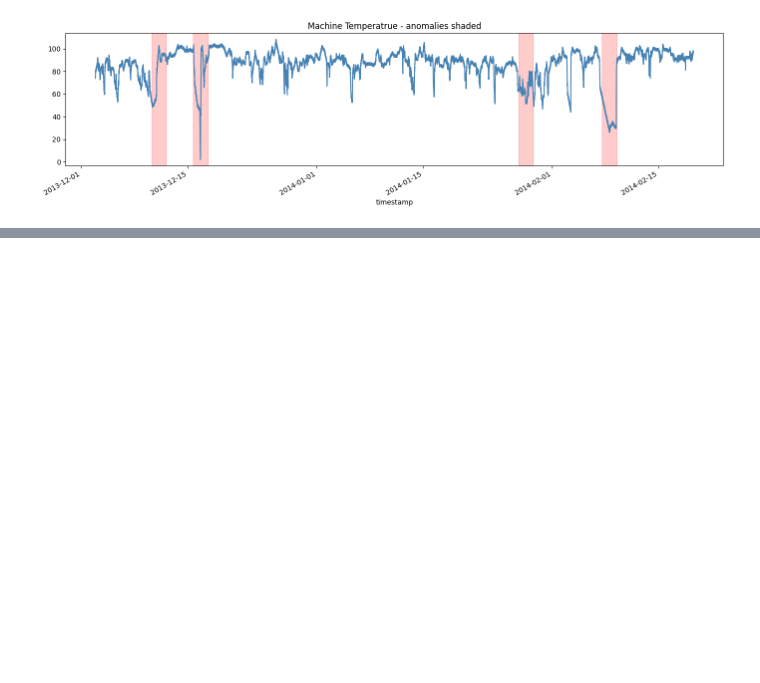
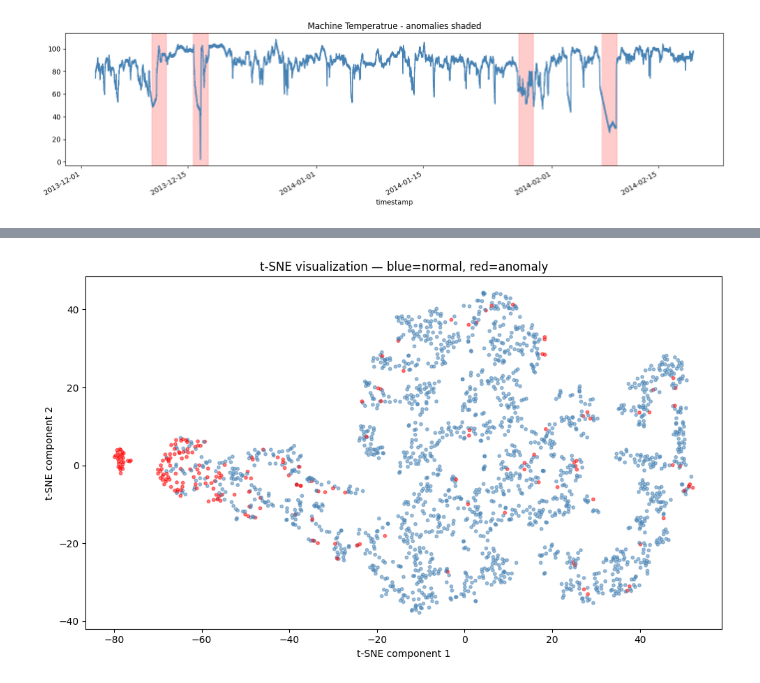
Before and after one commit to marwanhegazy-10/anomaly-detection, a Jupyter notebook: notebooks/01_eda.ipynb, the cells around one changed output, grey strips where cells are left out. Cells and saved outputs as stored; diff of their text form; code cells hidden in the pictures; blank space fills up the shorter version.

```diff
--- a/notebooks/01_eda.ipynb
+++ b/notebooks/01_eda.ipynb
@@ -59,0 +163,14 @@ plt.show()
+# %%
+# standardize features
+from sklearn.preprocessing import StandardScaler
+
+feature_cols = ['value', 'rolling_mean', 'rolling_std', 'lag_1', 'lag_12', 'rate_of_change']
+X = df[feature_cols].copy()
+y = df['is_anomaly'].copy()
+
+scaler = StandardScaler()
+X_scaled = scaler.fit_transform(X)
+X_scaled = pd.DataFrame(X_scaled, columns=feature_cols, index=df.index)
+
+print("Features scaled. Mean per feature (should be ~0):")
+print(X_scaled.mean().round(4))
@@ -59,0 +186,21 @@ plt.show()
+# %%
+# t-SNE
+from sklearn.manifold import TSNE
+
+sample_idx = df.sample(2000, random_state=42).index # sample of 2000 points to speed up
+X_sample = X_scaled.loc[sample_idx]
+y_sample = y.loc[sample_idx]
+
+tsne = TSNE(n_components=2, random_state=42, perplexity=30)
+X_tsne = tsne.fit_transform(X_sample)
+
+plt.figure(figsize=(10, 6))
+colors = ['steelblue' if label == 0 else 'red' for label in y_sample]
+plt.scatter(X_tsne[:, 0], X_tsne[:, 1], c=colors, alpha=0.5, s=10)
+plt.title('t-SNE visualization — blue=normal, red=anomaly')
+plt.xlabel('t-SNE component 1')
+plt.ylabel('t-SNE component 2')
+plt.tight_layout()
+plt.show()
+# %% [output]
+[figure, added]
```
Also changed, not shown: parts of 7 cells of this notebook.
